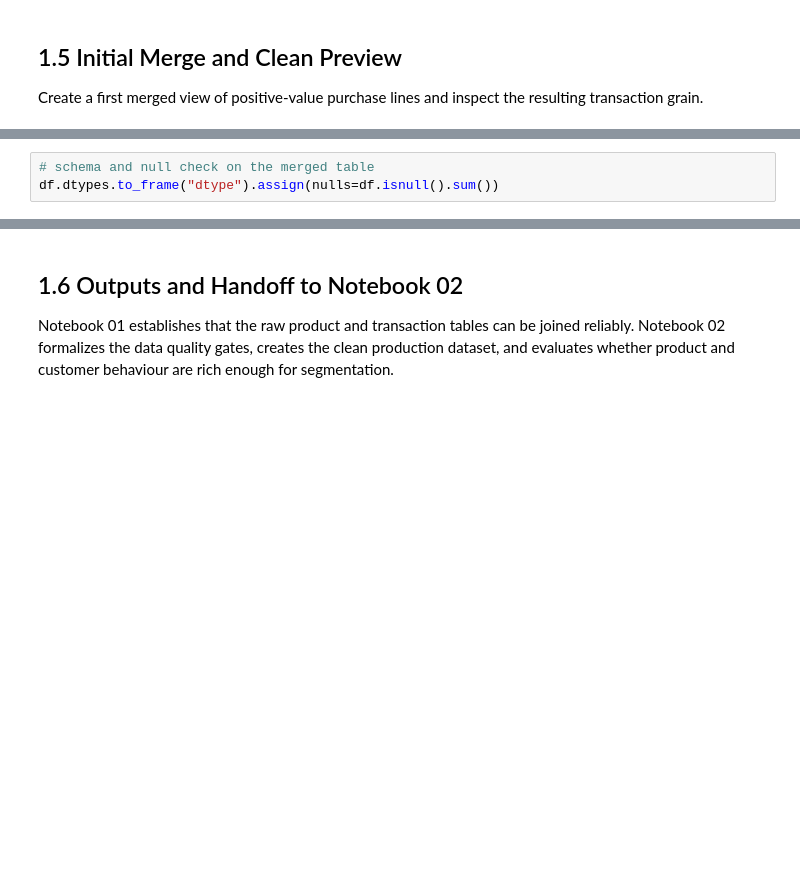
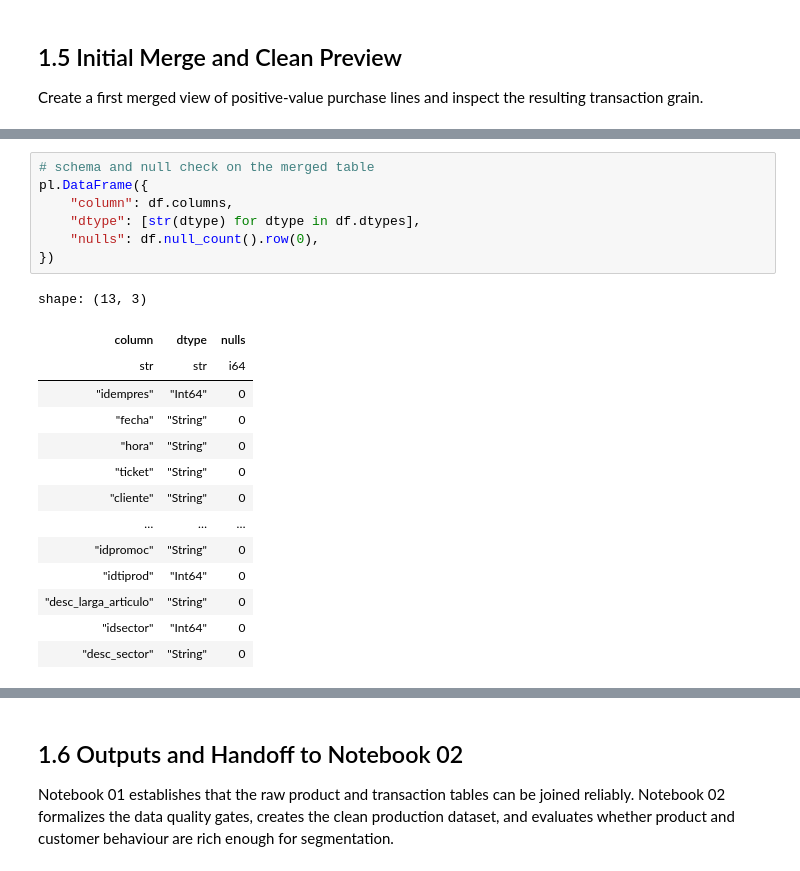
Before and after one commit to robsrot/carrefour_capstone, a Jupyter notebook: notebooks/01_exploration.ipynb, the cells around one changed output, grey strips where cells are left out. Cells and saved outputs as stored; diff of their text form; blank space fills up the shorter version.

```diff
--- a/notebooks/01_exploration.ipynb
+++ b/notebooks/01_exploration.ipynb
@@ -241,6 +299,25 @@ print(f"columns: {df.columns.tolist()}")
 # %%
 # schema and null check on the merged table
-df.dtypes.to_frame("dtype").assign(nulls=df.isnull().sum())
+pl.DataFrame({
+    "column": df.columns,
+    "dtype": [str(dtype) for dtype in df.dtypes],
+    "nulls": df.null_count().row(0),
+})
+# %% [output]
+shape: (13, 3)
+| column | dtype | nulls |
+| str | str | i64 |
+| "idempres" | "Int64" | 0 |
+| "fecha" | "String" | 0 |
+| "hora" | "String" | 0 |
+| "ticket" | "String" | 0 |
+| "cliente" | "String" | 0 |
+| … | … | … |
+| "idpromoc" | "String" | 0 |
+| "idtiprod" | "Int64" | 0 |
+| "desc_larga_articulo" | "String" | 0 |
+| "idsector" | "Int64" | 0 |
+| "desc_sector" | "String" | 0 |
 # %%
 # who / when / what — one row per transaction line
 df[[
```
Also changed, not shown: parts of 24 cells of this notebook, 3 other files.
